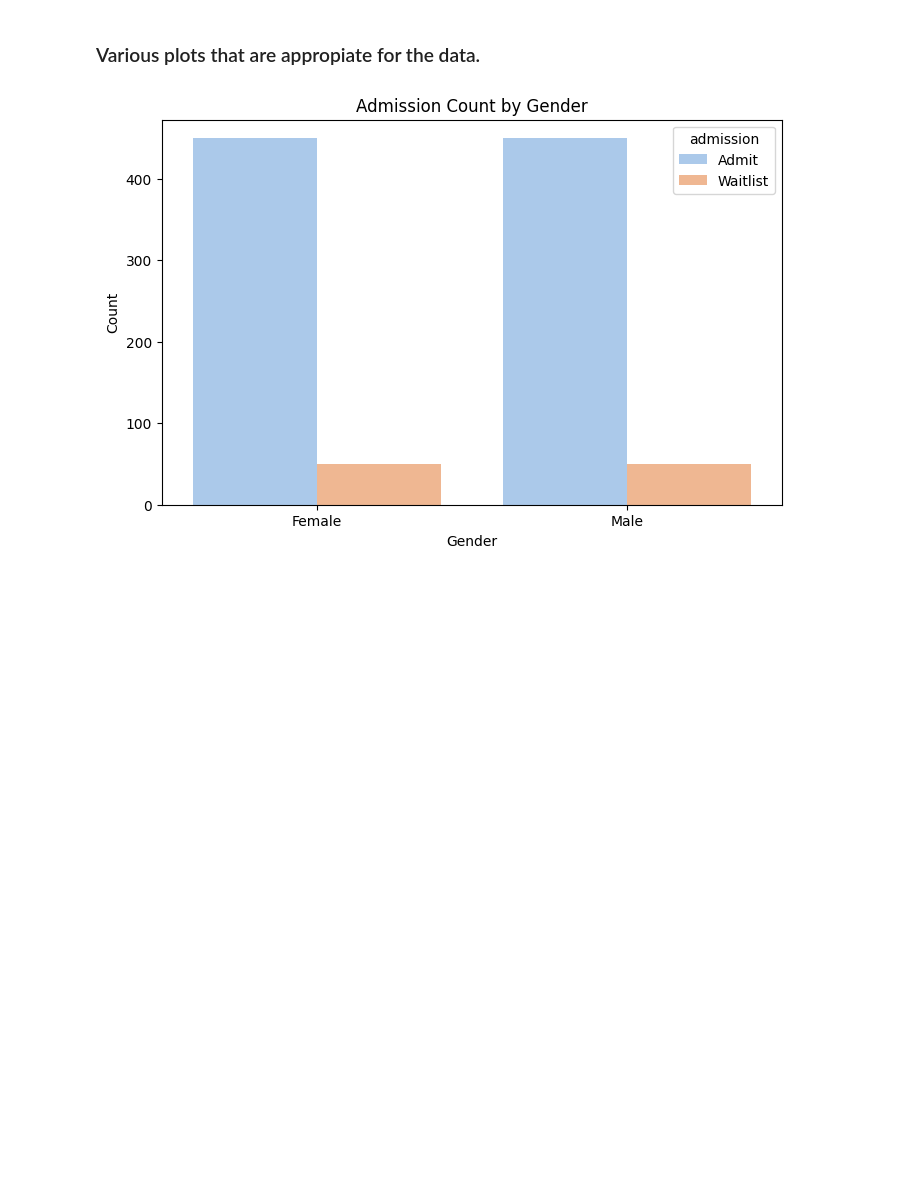
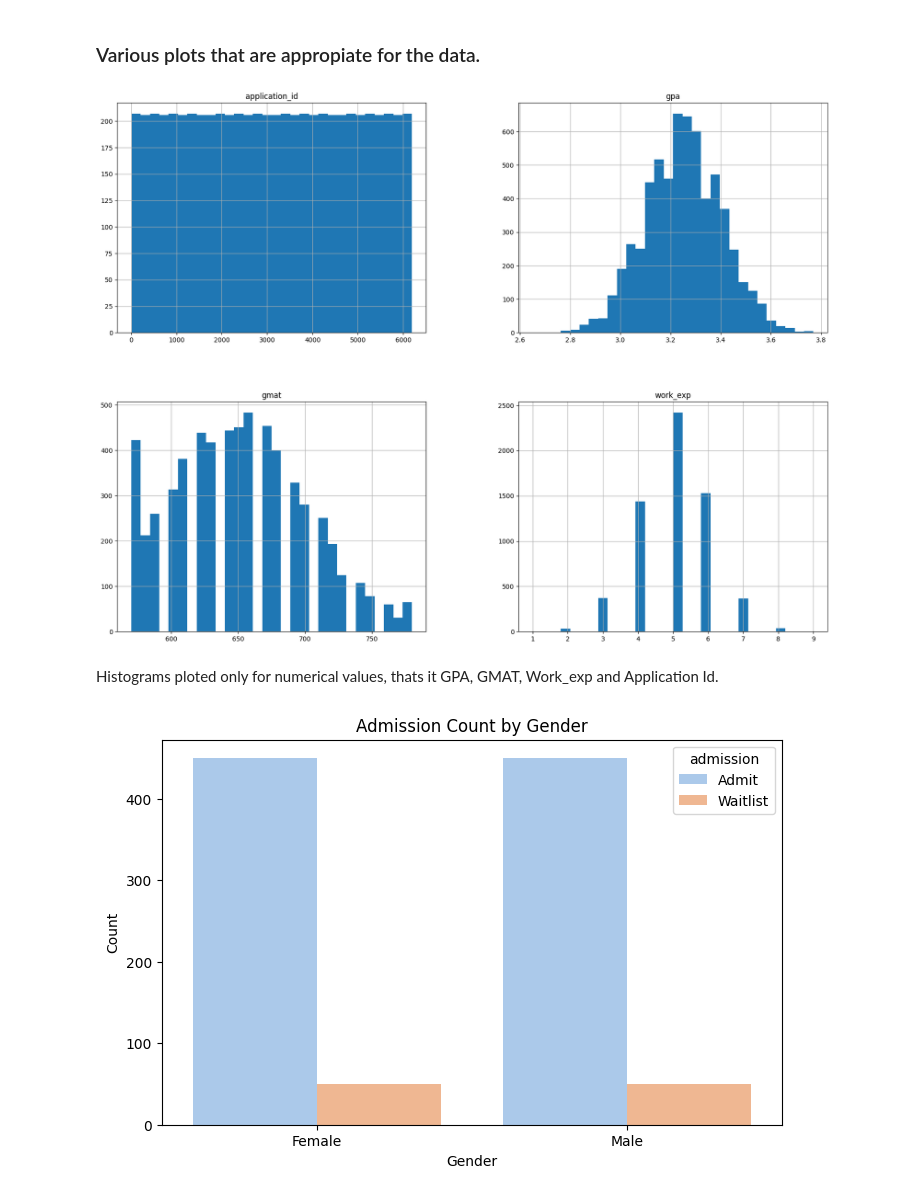
Before and after one commit to toutsos/ml_project, a Jupyter notebook: big-data-ml-project.ipynb, the cells around one changed output. Drawn from its saved outputs; the diff is of its cells as text; code cells hidden in the pictures; blank space fills up the shorter version.

```diff
--- a/big-data-ml-project.ipynb
+++ b/big-data-ml-project.ipynb
@@ -86,6 +87,13 @@ Object columns: Index(['gender', 'major', 'race', 'work_industry', 'admission'],
 ## Data exploration and visualization
 # %% [markdown]
 ### Various plots that are appropiate for the data.
+# %%
+df.hist(bins=30, figsize=(20,15))
+plt.show()
+# %% [output]
+[figure, added]
+# %% [markdown]
+Histograms ploted only for numerical values, thats it GPA, GMAT, Work_exp and Application Id.
 # %%
 #admissions based on gender
 plt.figure(figsize=(8, 5))
```
Also changed, not shown: parts of 10 cells of this notebook.
